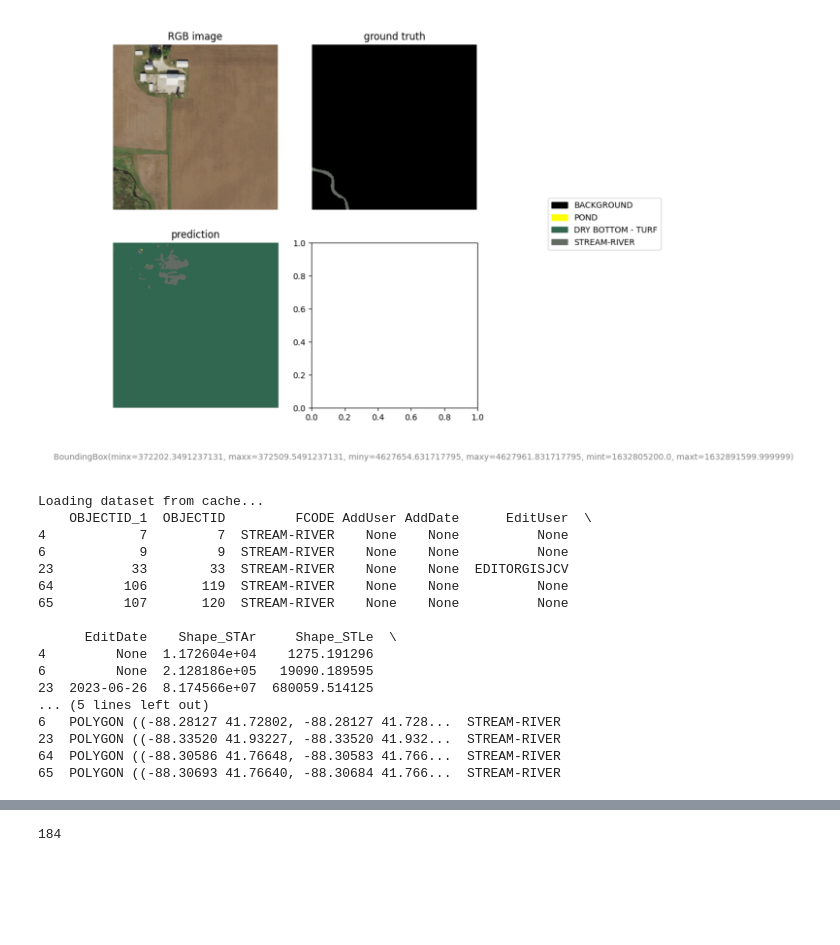
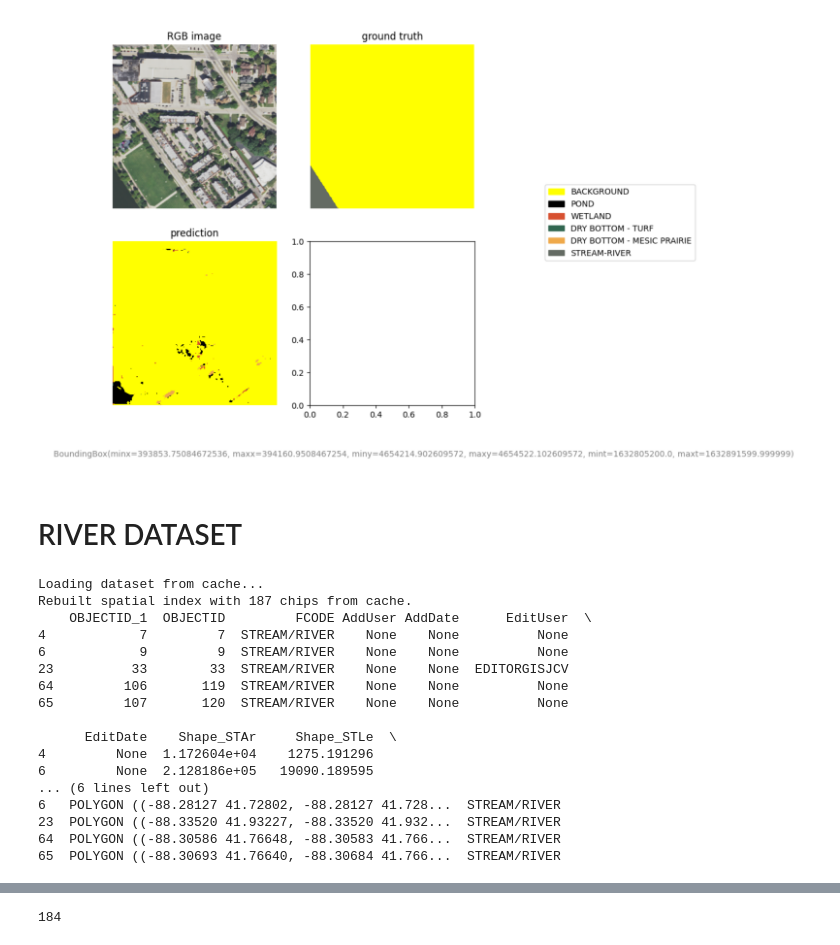
Before and after one commit to dsi-clinic/CMAP, a Jupyter notebook: data/river_explore.ipynb, the cells around one changed output, grey strips where cells are left out. Saved outputs shown, nothing was run; the diff lists cells and outputs as text; code cells hidden in the pictures; blank space fills up the shorter version.

```diff
--- a/data/river_explore.ipynb
+++ b/data/river_explore.ipynb
@@ -1,16 +1,16 @@
 # %%
 import matplotlib.pyplot as plt
 import matplotlib.image as mpimg
 
 # Path to the PNG file
-image_path = "/net/projects/cmap/workspaces/annapoon/point_river_3_trial_0/test-images/epoch-1/STREAM-RIVER/test_sample-1.0.13.png"
+image_path = "/net/projects/cmap/workspaces/annapoon/point_river_8_trial_0/test-images/epoch-1/STREAM-RIVER/test_sample-1.0.10.png"
 
 # Load and display the image
 img = mpimg.imread(image_path)
 plt.figure(figsize=(10, 10))  # Set the figure size (width, height)
 
 plt.imshow(img)
 plt.axis('off')  # Hide axes for better visualization
 plt.show()
 # %% [output]
-[figure, old version]
+[figure, new version]
@@ -17,3 +31,5 @@ plt.show()
+# %% [markdown]
+# RIVER DATASET
 # %%
 # RIVER DATASET
 from pathlib import Path
@@ -35,25 +51,25 @@ rd_configs = (
 rd_path = "/net/projects/cmap/data/kane-county-data/Kane_Co_Open_Water_Layer.zip"
 
 # Create RiverDataset instance with both KC and river data
-river_dataset = RiverDataset(rd_path, rd_configs, kc=True)
+river_dataset = RiverDataset(rd_path, rd_configs, kc=True, overwrite_cache = False)
 
-# Access the combined dataset
+# Access the combined datasets
 print(river_dataset.gdf.head())
 # %% [output]
 Loading dataset from cache...
+Rebuilt spatial index with 187 chips from cache.
     OBJECTID_1  OBJECTID         FCODE AddUser AddDate      EditUser  \
-4            7         7  STREAM-RIVER    None    None          None
-6            9         9  STREAM-RIVER    None    None          None
-23          33        33  STREAM-RIVER    None    None  EDITORGISJCV
-64         106       119  STREAM-RIVER    None    None          None
-65         107       120  STREAM-RIVER    None    None          None
+4            7         7  STREAM/RIVER    None    None          None
+6            9         9  STREAM/RIVER    None    None          None
+23          33        33  STREAM/RIVER    None    None  EDITORGISJCV
+64         106       119  STREAM/RIVER    None    None          None
+65         107       120  STREAM/RIVER    None    None          None
 
       EditDate    Shape_STAr     Shape_STLe  \
 4         None  1.172604e+04    1275.191296
 6         None  2.128186e+05   19090.189595
-23  2023-06-26  8.174566e+07  680059.514125
-... (5 lines left out)
-6   POLYGON ((-88.28127 41.72802, -88.28127 41.728...  STREAM-RIVER
-23  POLYGON ((-88.33520 41.93227, -88.33520 41.932...  STREAM-RIVER
-64  POLYGON ((-88.30586 41.76648, -88.30583 41.766...  STREAM-RIVER
-65  POLYGON ((-88.30693 41.76640, -88.30684 41.766...  STREAM-RIVER
+... (6 lines left out)
+6   POLYGON ((-88.28127 41.72802, -88.28127 41.728...  STREAM/RIVER
+23  POLYGON ((-88.33520 41.93227, -88.33520 41.932...  STREAM/RIVER
+64  POLYGON ((-88.30586 41.76648, -88.30583 41.766...  STREAM/RIVER
+65  POLYGON ((-88.30693 41.76640, -88.30684 41.766...  STREAM/RIVER
```
Also changed, not shown: parts of 4 cells of this notebook, 4 other files.
